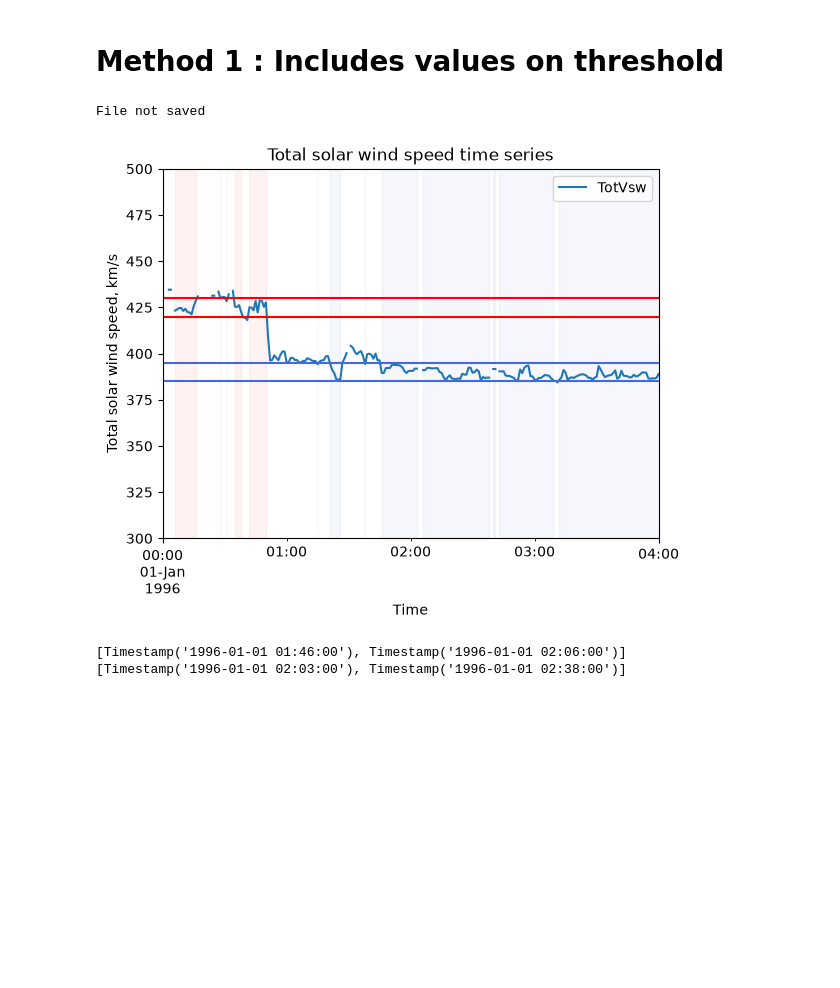
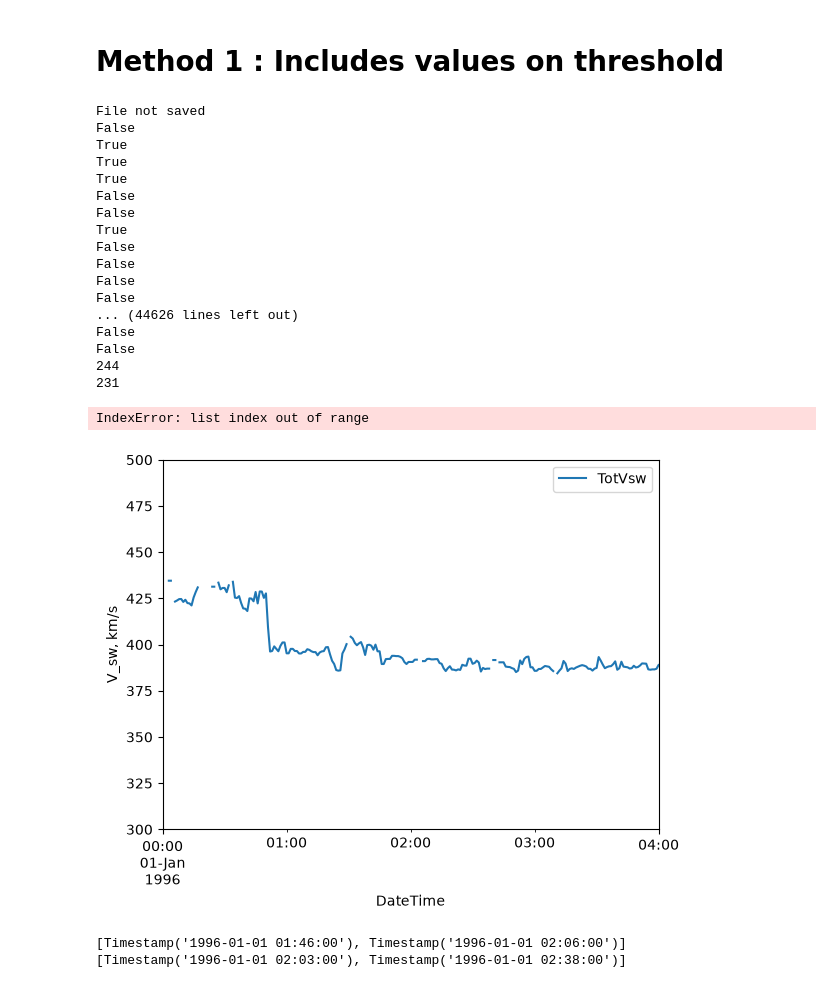
Before and after one commit to rahyndman/SolarWindCode, a Jupyter notebook: SteadinessTesting.ipynb, the cells around one changed output. Saved outputs shown, nothing was run; the diff lists cells and outputs as text; code cells hidden in the pictures; blank space fills up the shorter version.

```diff
--- a/SteadinessTesting.ipynb
+++ b/SteadinessTesting.ipynb
@@ -96,23 +132,32 @@ def Method1Calc(Data, Thres, AbsThres, Variable = "TotVsw"):
     Ends = [] # empty array for nan-filtered end times
 
     for x in range(len(maskFirst)): # for each point in the dataset
-        if x+1 > len(maskFirst): # if the next point is past the end of the dataset
+        if x+1 == len(maskFirst): # if the next point is past the end of the dataset
             if maskFirst.values[x] == True: # and this point is in the threshold
                 EndsPossible.append(maskFirst.index[x]) # add the time to the EndsPossible array
             break # then stop the for loop
-        if maskFirst.values[x] == True and maskFirst.values[x-1] == False and Data.to_dataframe()[Variable].values[x-1] != np.nan: # if the point exists between the thresholds and the previous point does not, AND the previous point is not a gap
-            # start = maskFirst.index[x] # set start variable to the last timestamp that was within the threshold
+
+        current_is_true = maskFirst.values[x] == True
+        previous_is_false = maskFirst.values[x-1] == False
+        next_is_false = maskFirst.values[x+1] == False
+
+        previous_is_nan = np.isnan(Data.to_dataframe()[Variable].values[x-1])
+        next_is_nan = np.isnan(Data.to_dataframe()[Variable].values[x+1])
+        print(previous_is_nan)
+
+        if current_is_true and previous_is_false and not previous_is_nan:
             StartsPossible.append(maskFirst.index[x]) # add the time to the StartsPossible array
-        # if maskFirst.values[x] == True and maskFirst.values[x-1] == True: # if the point exists between the thresholds and the previous point does too
-        #     # print("Middle") # print middle (this is for checking the code is doing what we think it is)
-        #     pass
-        if maskFirst.values[x] == True and maskFirst.values[x+1] == False and Data.to_dataframe()[Variable].values[x+1] != np.nan: # if the point exists between the thresholds and the next point does not, AND the next point is not a gap
-            # end = maskFirst.index[x] # set the end variable to the last timestamp that was within the threshold
+
+        if current_is_true and next_is_false and not next_is_nan:
             EndsPossible.append(maskFirst.index[x]) #  add the time to the EndsPossible array
-        # elif maskFirst.values[x] == False: # else if the point does not exist between the thresholds
-        #     # print("Not in threshold") # print not in threshold (this is for checking the code is doing what we think it is)
 
+
+    print(len(StartsPossible))
+    print(len(EndsPossible))
     for y in range(len(StartsPossible)):
+
+        if StartsPossible[y] == EndsPossible[y] or EndsPossible[y] < StartsPossible[y]:
+            continue
         CheckData = Data.to_dataframe().truncate(StartsPossible[y], EndsPossible[y])
         # print(CheckData[Variable].notna().sum(), CheckData[Variable].isna().sum())
         if CheckData[Variable].notna().sum() >= CheckData[Variable].isna().sum(): #if the amount of non-nans in the steadiness threshold is equal or larger than the amount of nans
@@ -166,34 +211,55 @@ color1 = "royalblue"
 thres2 = 425
 absThres2 = 5 # 395-405
 color2 = "red"
 
 PlotVsw(dataTimeSerieses[0], Columns=["TotVsw"], XLim =[timestart, timeend], YLim = [300, 500])
 plt.ylabel("V_sw, km/s")
 
 startsP1, endsP1, starts1, ends1 = Method1Calc(dataTimeSerieses[0], thres1, absThres1)
 startsP2, endsP2, starts2, ends2 = Method1Calc(dataTimeSerieses[0], thres2, absThres2)
 
 # print(len(startsP1), len(starts1))
 # print(len(endsP1), len(ends1))
 # print(len(startsP2), len(starts2))
 # print(len(endsP2), len(ends2))
 Method1Plot(timestart, timeend, starts1, ends1, thres1, absThres1, Color=color1)
 Method1Plot(timestart, timeend, starts2, ends2, thres2, absThres2, Color=color2)
 
+plt.scatter(startsP1, dataTimeSerieses[0].to_dataframe()["TotVsw"][np.array(startsP1)], marker=".")
+plt.scatter(endsP1, dataTimeSerieses[0].to_dataframe()["TotVsw"][np.array(endsP1)], marker=".", color="red")
+
+
 # # plt.legend(["Steadiness: " + str(thres1-absThres1) + "-"+ str(thres1+absThres1), "Steadiness: " + str(thres2-absThres2) + "-"+ str(thres2+absThres2)])
 # # plt.legend()
 
 # print("Caption: Section of time series of solar wind speed with highlighted times that the values stay within the first ("+ str(thres1-absThres1) + "-" + str(thres1+absThres1)+"km/s, "+ color1+")\n and second ("+ str(thres2-absThres2) + "-" + str(thres2+absThres2)+"km/s, "+ color2+") threshold. Highlighted sections are coloured coded to show each threshold.")
 # plt.show()
 
 # ############################
 # Distrib(starts1, ends1, Color=color1)
 # Distrib(starts2, ends2, Color=color2)
 # plt.yscale("log")
 # print("Caption: Histogram of steadiness timeframes for TotVsw for the first ("+ str(thres1-absThres1) + "-" + str(thres1+absThres1)+"km/s, "+ colour1+") \nand second ("+ str(thres2-absThres2) + "-" + str(thres2+absThres2)+"km/s, "+ colour2+") threshold for first month of 1996.")
 # %% [output]
 File not saved
+False
+True
+True
+True
+False
+False
+True
+False
+False
+False
+False
+... (44626 lines left out)
+False
+False
+244
+231
+IndexError: list index out of range
-[figure, old version]
+[figure, new version]
 # %%
 print(startsP1[3:5])
 print(endsP1[3:5])
```
Also changed, not shown: parts of 3 cells of this notebook.
